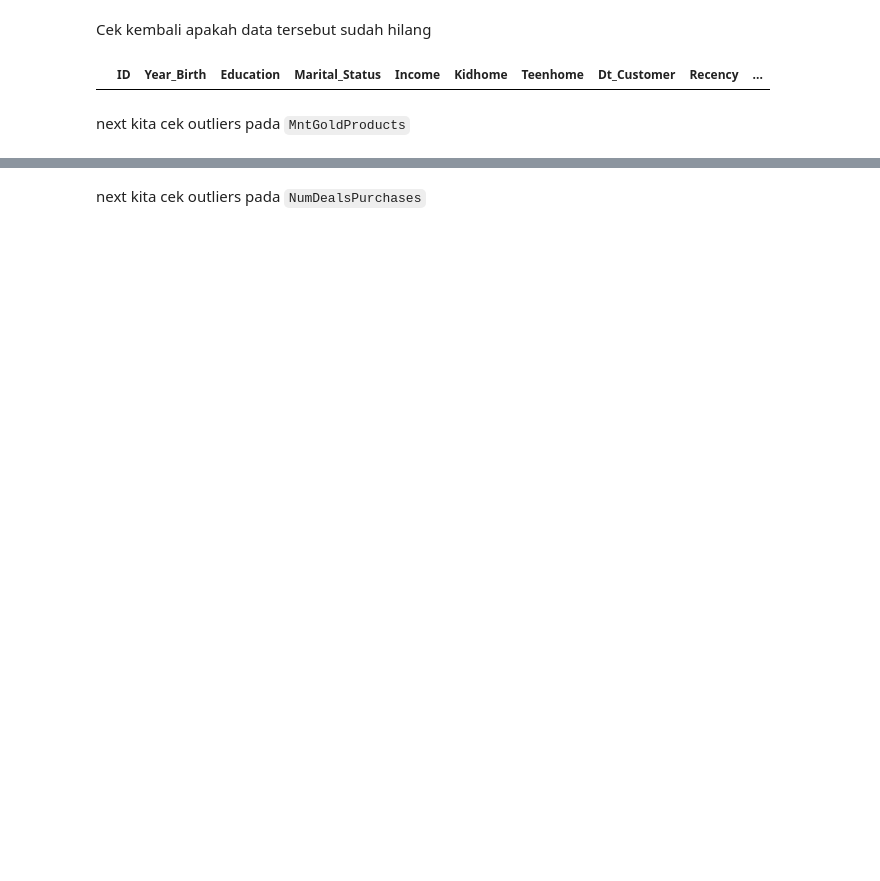
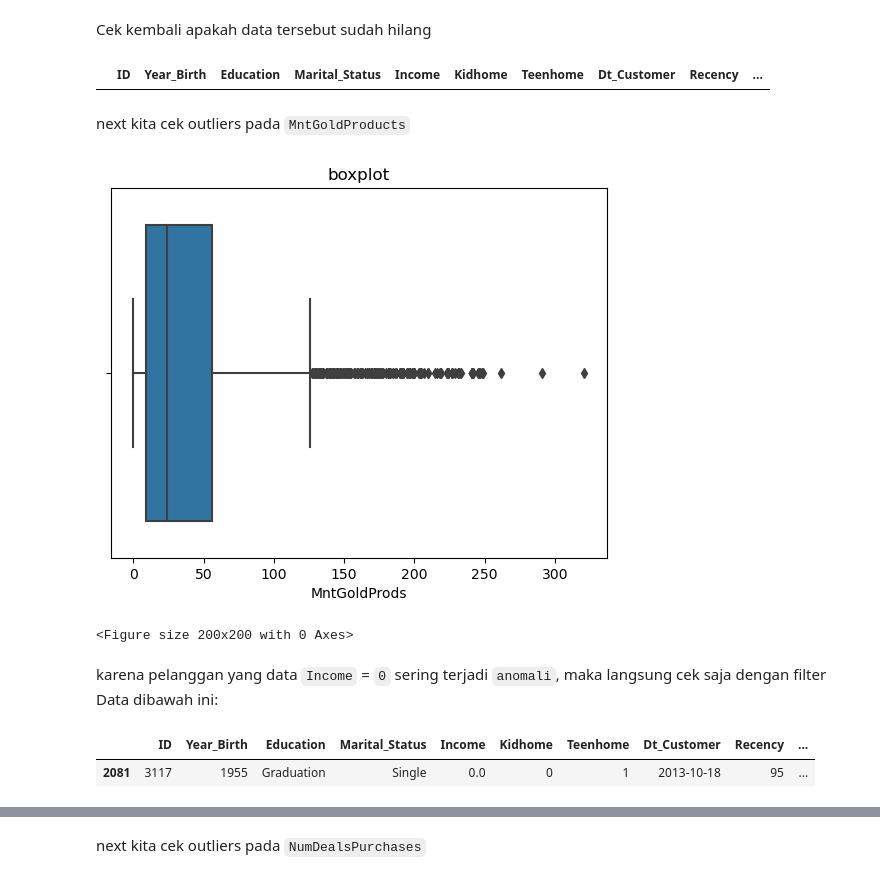
Before and after one commit to rifqimrasyad/capstone_2_Data_Analyst, a Jupyter notebook: Capstone_Project_2.ipynb, the cells around one changed output, grey strips where cells are left out. Cells and saved outputs as stored; diff of their text form; code cells hidden in the pictures; blank space fills up the shorter version.

Commit message:
Data_Preparation4

```diff
--- a/Capstone_Project_2.ipynb
+++ b/Capstone_Project_2.ipynb
@@ -859,3 +859,19 @@ df_prep[(df_prep['Income'] == 0) & (df_prep['MntSweetProducts'] >= 80)].sort_val
 |  | ID | Year_Birth | Education | Marital_Status | Income | Kidhome | Teenhome | Dt_Customer | Recency | ... |
 # %% [markdown]
 next kita cek outliers pada `MntGoldProducts`
+# %%
+sns.boxplot(x=df_prep['MntGoldProds'])
+plt.title(f"boxplot")
+plt.figure(figsize=(2,2)).tight_layout()
+plt.show()
+# %% [output]
+[figure, added]
+<Figure size 200x200 with 0 Axes>
+# %% [markdown]
+karena pelanggan yang data `Income` = `0` sering terjadi `anomali`, maka langsung cek saja dengan filter Data dibawah ini:
+# %%
+# df_prep[df_prep['MntGoldProds'] >= 125].sort_values('MntGoldProds', ascending=False)
+df_prep[(df_prep['Income'] == 0) & (df_prep['MntGoldProds'] >= 125)].sort_values('MntGoldProds', ascending=False)
+# %% [output]
+|  | ID | Year_Birth | Education | Marital_Status | Income | Kidhome | Teenhome | Dt_Customer | Recency | ... |
+| 2081 | 3117 | 1955 | Graduation | Single | 0.0 | 0 | 1 | 2013-10-18 | 95 | ... |
```
Also changed, not shown: parts of 15 cells of this notebook.
